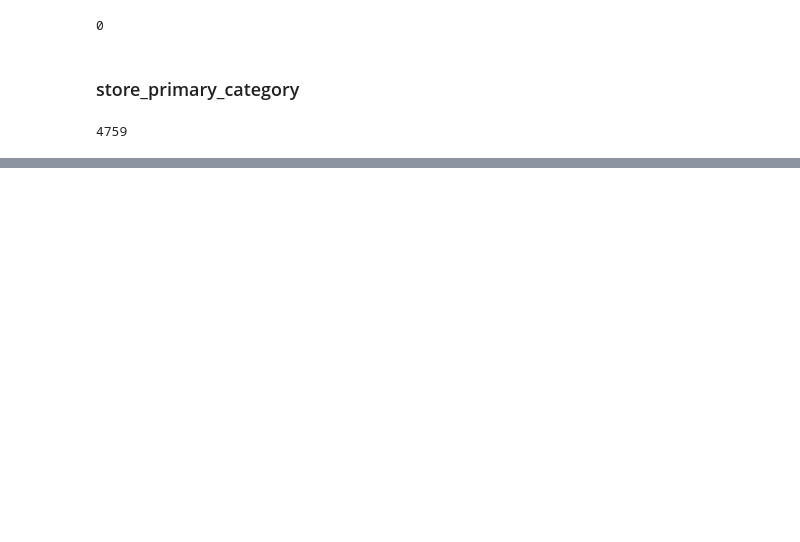
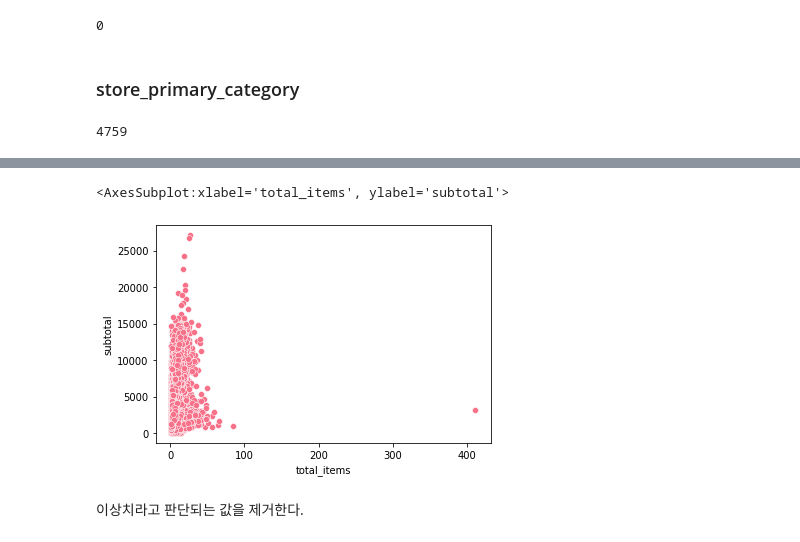
Before and after one commit to cyan9212/Kaggle, a Jupyter notebook: USA_delivery_time_prediction/delivery_time_prediction.ipynb, the cells around one changed output, grey strips where cells are left out. Cells and saved outputs as stored; diff of their text form; code cells hidden in the pictures; blank space fills up the shorter version.

```diff
--- a/USA_delivery_time_prediction/delivery_time_prediction.ipynb
+++ b/USA_delivery_time_prediction/delivery_time_prediction.ipynb
@@ -313,0 +362,7 @@ defaultdict(list,
+# %%
+sns.scatterplot(x='total_items',y='subtotal',data=delivery_df)
+# %% [output]
+<AxesSubplot:xlabel='total_items', ylabel='subtotal'>
+[figure, added]
+# %% [markdown]
+이상치라고 판단되는 값을 제거한다.
```
Also changed, not shown: parts of 45 cells of this notebook.
